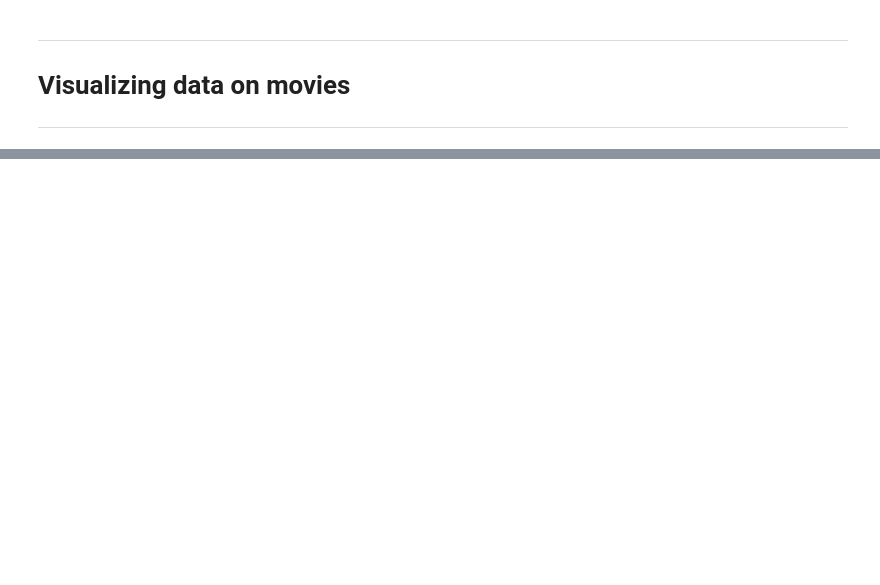
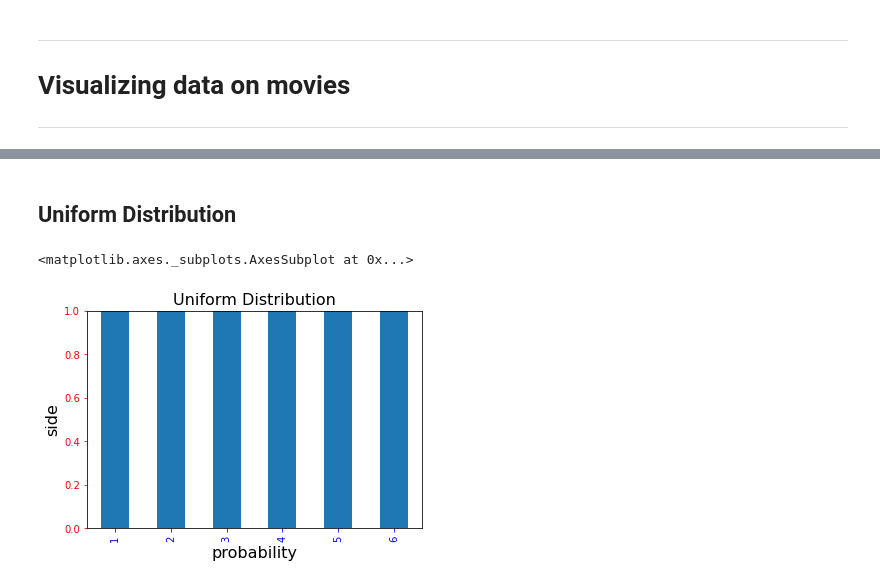
Before and after one commit to ajay152603/Phthon-for-DS, a Jupyter notebook: 4. Module 1: Data Science - Understaning visulization in detail.ipynb, the cells around one changed output, grey strips where cells are left out. Drawn from its saved outputs; the diff is of its cells as text; code cells hidden in the pictures; blank space fills up the shorter version.

```diff
--- a/4. Module 1: Data Science - Understaning visulization in detail.ipynb
+++ b/4. Module 1: Data Science - Understaning visulization in detail.ipynb
@@ -311,0 +221,29 @@ chart.set_xticklabels(
+# %% [markdown]
+Uniform Distribution
+--------------------------------
+# %%
+# having equal probability of occurance
+#Rolling a dice
+
+# Skewed pictorial representation
+
+prod = 1/6 * 6
+sides = [1,2,3,4,5,6]
+x = pd.Series(prod,sides)
+
+#Set descriptions:
+plt.title("Uniform Distribution",fontsize=16)
+plt.ylabel('side', fontsize=16)
+plt.xlabel('probability',fontsize=16)
+
+#Set tick colors:
+ax = plt.gca()
+ax.tick_params(axis='x', colors='blue')
+ax.tick_params(axis='y', colors='red')
+ax.set_ylim([0,1])
+
+#Plot the data:
+x.plot(kind = 'bar')
+# %% [output]
+<matplotlib.axes._subplots.AxesSubplot at 0x...>
+[figure, added]
```
Also changed, not shown: parts of 37 cells of this notebook.
